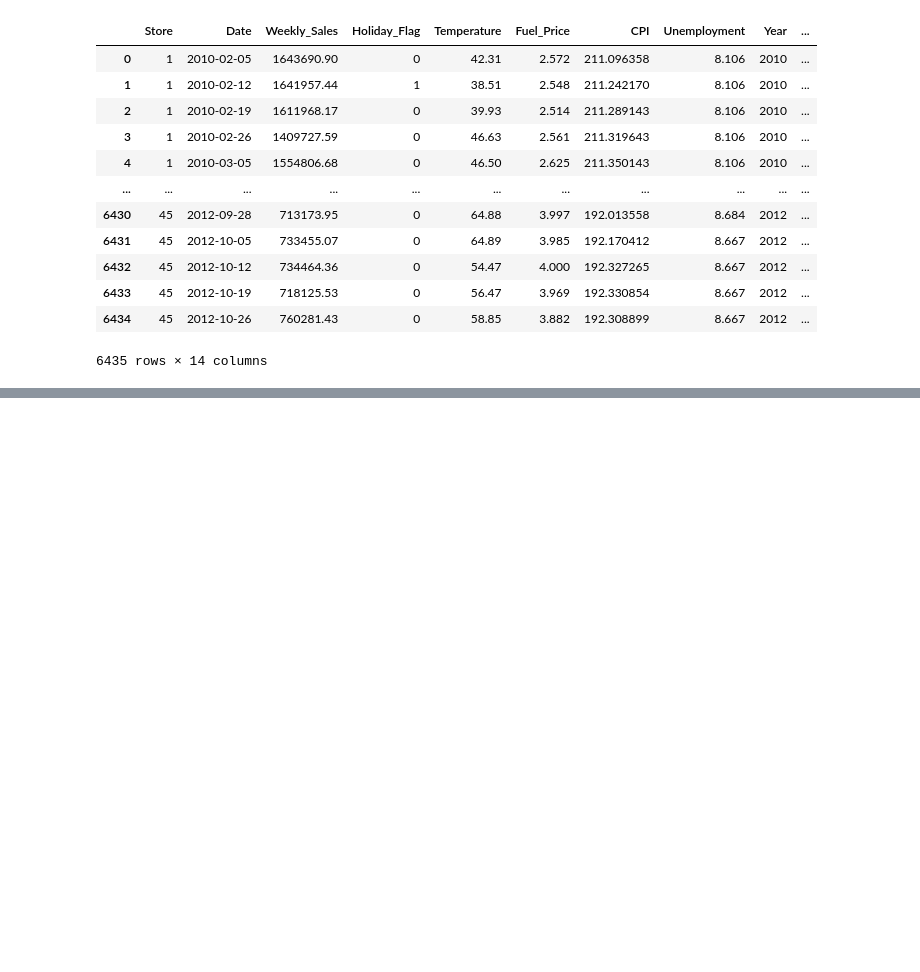
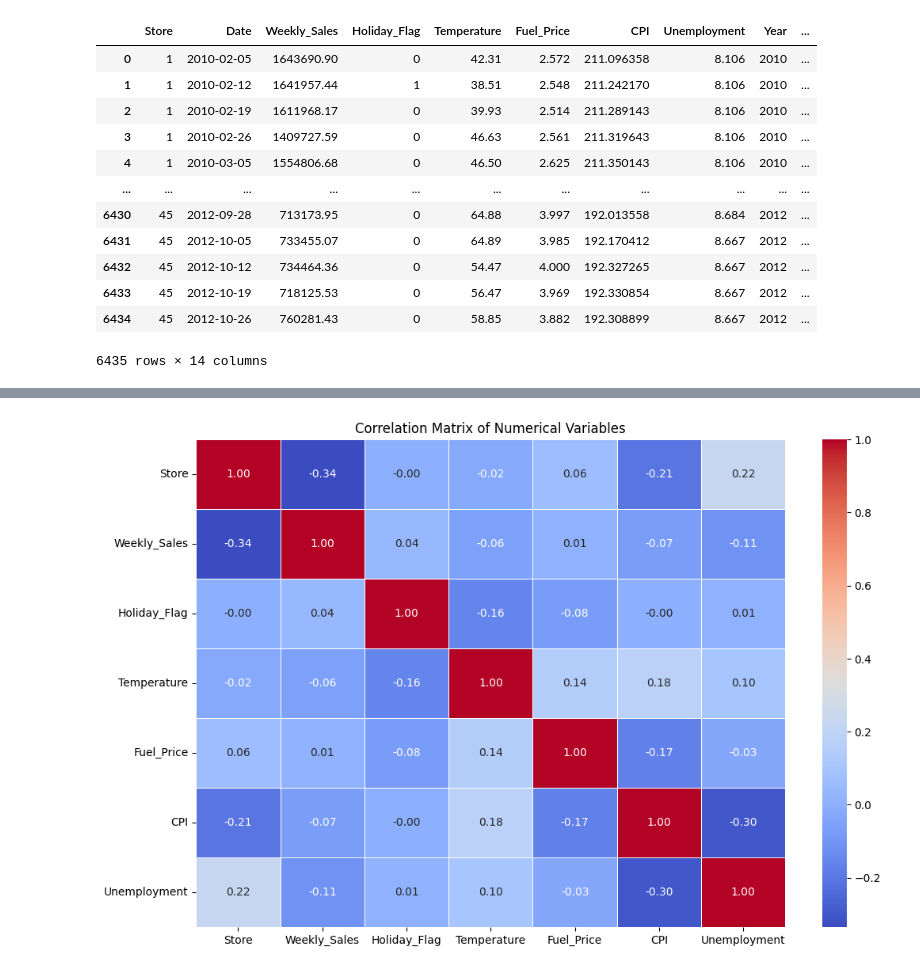
Before and after one commit to ShlokGadhave/Walmart, a Jupyter notebook: main.ipynb, the cells around one changed output, grey strips where cells are left out. Drawn from its saved outputs; the diff is of its cells as text; code cells hidden in the pictures; blank space fills up the shorter version.

```diff
--- a/main.ipynb
+++ b/main.ipynb
@@ -110,0 +170,18 @@ df
+# %%
+# Correlation with numerical columns
+numerical_columns = df.select_dtypes(include=['int64', 'float64'])
+numerical_columns.head()
+correlation_matrix = numerical_columns.corr()
+correlation_matrix
+plt.figure(figsize=(12,8))
+sns.heatmap(
+    correlation_matrix,
+    annot=True,
+    fmt=".2f",
+    cmap="coolwarm",
+    linewidths=0.5
+)
+plt.title("Correlation Matrix of Numerical Variables")
+plt.show()
+# %% [output]
+[figure, added]
```
Also changed, not shown: parts of 7 cells of this notebook.
